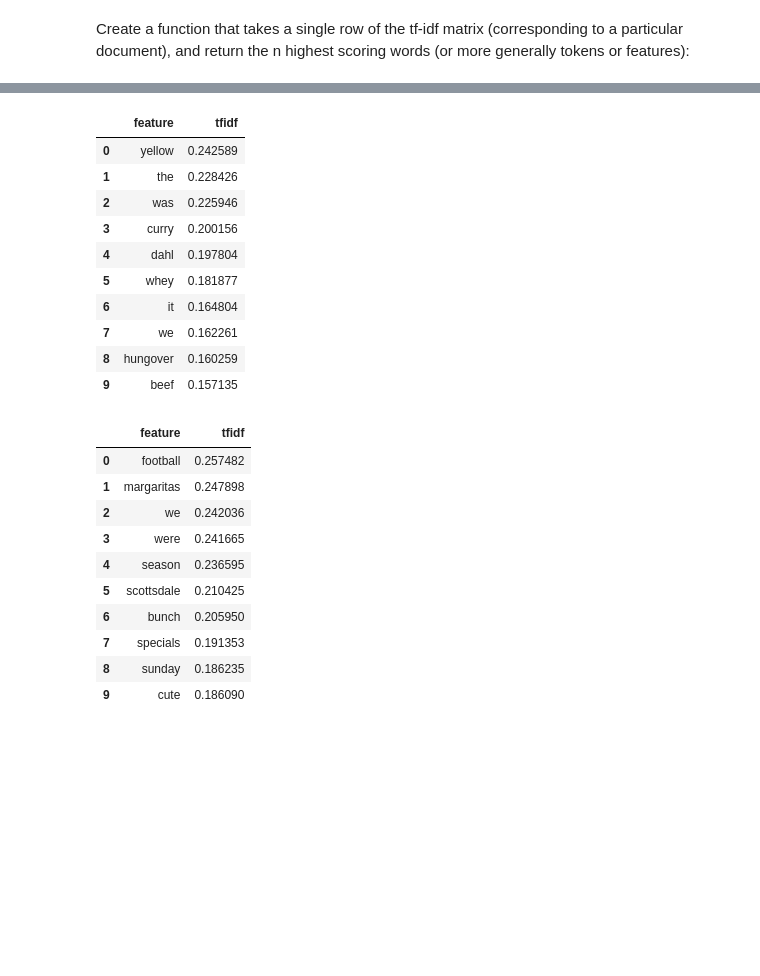
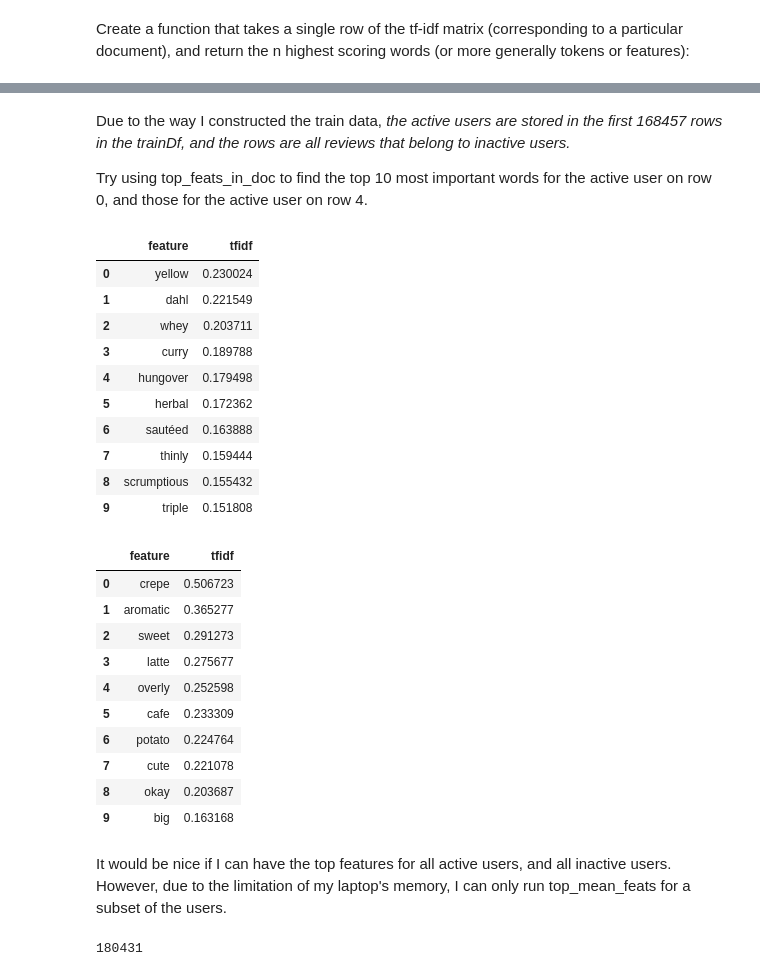
Before and after one commit to g1isgone/mlFinalYelp, a Jupyter notebook: ReviewClassification.ipynb, the cells around one changed output, grey strips where cells are left out. Cells and saved outputs as stored; diff of their text form; code cells hidden in the pictures; blank space fills up the shorter version.

```diff
--- a/ReviewClassification.ipynb
+++ b/ReviewClassification.ipynb
@@ -41,6 +58,5 @@ This downscaling is called tf–idf for “Term Frequency times Inverse Document
 # %%
-from sklearn.feature_extraction.text import TfidfTransformer
-tfidf_transformer = TfidfTransformer()
+tfidf_transformer = TfidfTransformer(sublinear_tf=True)
 X_train_tfidf = tfidf_transformer.fit_transform(X_train_counts)
 X_train_tfidf.shape
 # %% [output]
@@ -180,29 +213,33 @@ Using this to show the top 25 words used in the first review text, for example,
+# %% [markdown]
+Due to the way I constructed the train data, *the active users are stored in the first 168457 rows in the trainDf, and the rows are all reviews that belong to inactive users.*
+
+Try using top_feats_in_doc to find the top 10 most important words for the active user on row 0, and those for the active user on row 4.
 # %%
 top_feats_in_doc(X_train_tfidf,features,0,10)
 # %% [output]
 |  | feature | tfidf |
-| 0 | yellow | 0.242589 |
-| 1 | the | 0.228426 |
-| 2 | was | 0.225946 |
-| 3 | curry | 0.200156 |
-| 4 | dahl | 0.197804 |
-| 5 | whey | 0.181877 |
-| 6 | it | 0.164804 |
-| 7 | we | 0.162261 |
-| 8 | hungover | 0.160259 |
-| 9 | beef | 0.157135 |
+| 0 | yellow | 0.230024 |
+| 1 | dahl | 0.221549 |
+| 2 | whey | 0.203711 |
+| 3 | curry | 0.189788 |
+| 4 | hungover | 0.179498 |
+| 5 | herbal | 0.172362 |
+| 6 | sautéed | 0.163888 |
+| 7 | thinly | 0.159444 |
+| 8 | scrumptious | 0.155432 |
+| 9 | triple | 0.151808 |
 # %%
-top_feats_in_doc(X_train_tfidf,features,1,10)
+top_feats_in_doc(X_train_tfidf,features,4,10)
 # %% [output]
 |  | feature | tfidf |
-| 0 | football | 0.257482 |
-| 1 | margaritas | 0.247898 |
-| 2 | we | 0.242036 |
-| 3 | were | 0.241665 |
-| 4 | season | 0.236595 |
-| 5 | scottsdale | 0.210425 |
-| 6 | bunch | 0.205950 |
-| 7 | specials | 0.191353 |
-| 8 | sunday | 0.186235 |
-| 9 | cute | 0.186090 |
+| 0 | crepe | 0.506723 |
+| 1 | aromatic | 0.365277 |
+| 2 | sweet | 0.291273 |
+| 3 | latte | 0.275677 |
+| 4 | overly | 0.252598 |
+| 5 | cafe | 0.233309 |
+| 6 | potato | 0.224764 |
+| 7 | cute | 0.221078 |
+| 8 | okay | 0.203687 |
+| 9 | big | 0.163168 |
 # %%
@@ -217,4 +252,6 @@ def top_mean_feats(Xtr, features, grp_ids=None, min_tfidf=0.1, top_n=25):
     D[D < min_tfidf] = 0
     tfidf_means = np.mean(D, axis=0)
     return top_tfidf_feats(tfidf_means, features, top_n)
+# %% [markdown]
+It would be nice if I can have the top features for all active users, and all inactive users. However, due to the limitation of my laptop's memory, I can only run top_mean_feats for a subset of the users.
 # %%
@@ -221,0 +265,4 @@ top_mean_feats(X_train_tfidf,features)
+# %%
+len(tfidf_means)
+# %% [output]
+180431
```
Also changed, not shown: parts of 53 cells of this notebook.
